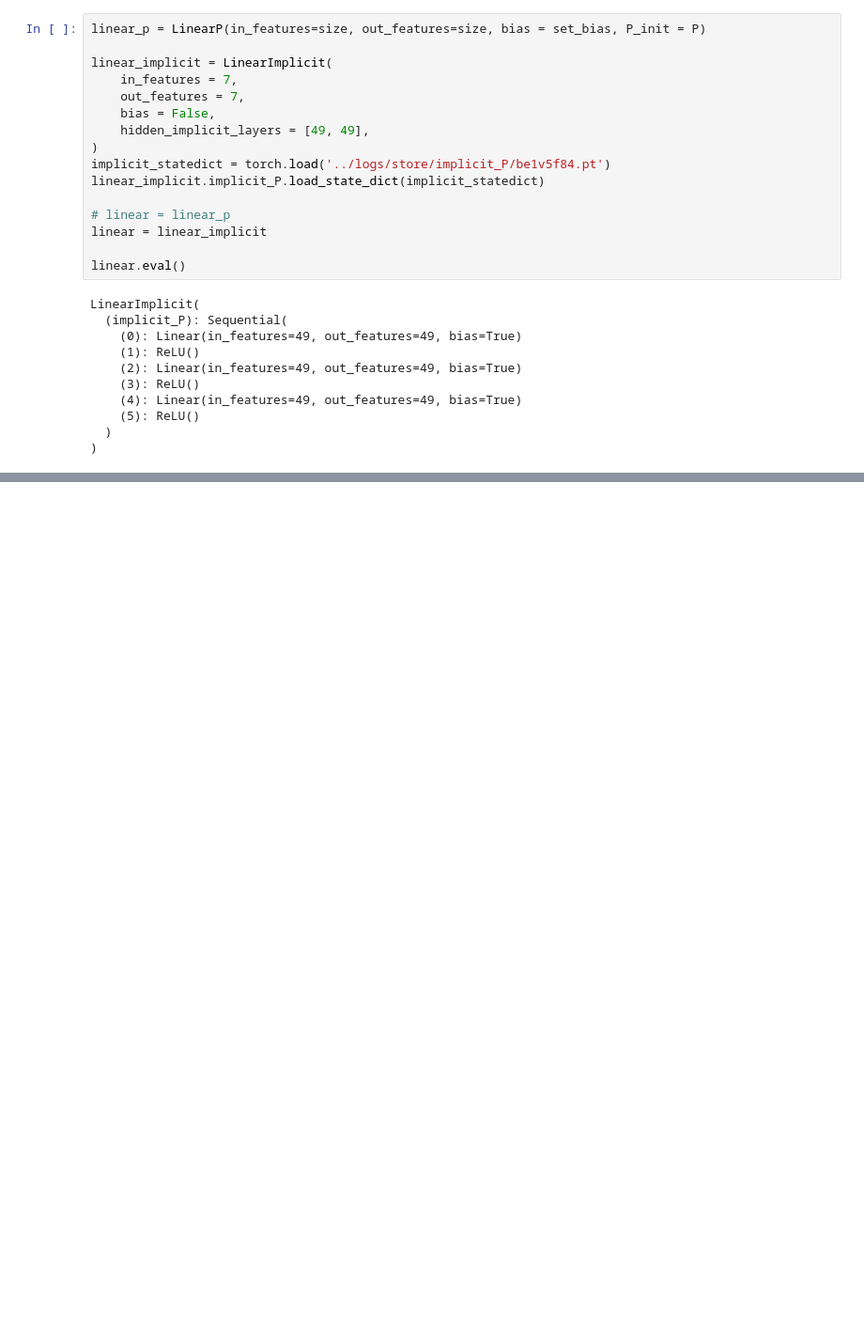
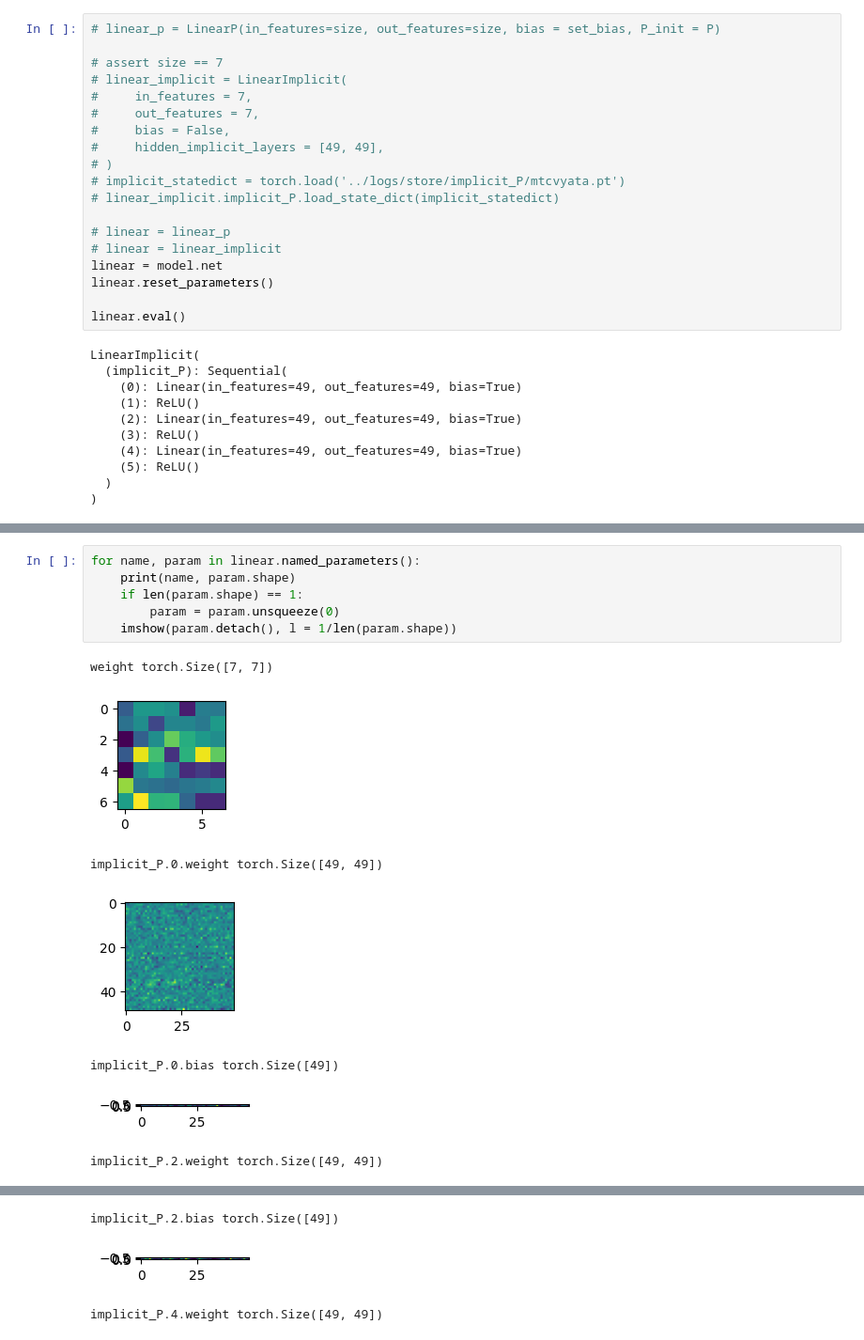
Before and after one commit to elidub/SymPDE, a Jupyter notebook: notebooks_symlie/results_loss.ipynb, the cells around one changed output, grey strips where cells are left out. Shown at 94% size. Cells and saved outputs as stored; diff of their text form; blank space fills up the shorter version.

```diff
--- a/notebooks_symlie/results_loss.ipynb
+++ b/notebooks_symlie/results_loss.ipynb
@@ -76,17 +86,20 @@ collections.OrderedDict
 # %%
-linear_p = LinearP(in_features=size, out_features=size, bias = set_bias, P_init = P)
+# linear_p = LinearP(in_features=size, out_features=size, bias = set_bias, P_init = P)
 
-linear_implicit = LinearImplicit(
-    in_features = 7,
-    out_features = 7,
-    bias = False,
-    hidden_implicit_layers = [49, 49],
-)
-implicit_statedict = torch.load('../logs/store/implicit_P/be1v5f84.pt')
-linear_implicit.implicit_P.load_state_dict(implicit_statedict)
+# assert size == 7
+# linear_implicit = LinearImplicit(
+#     in_features = 7,
+#     out_features = 7,
+#     bias = False,
+#     hidden_implicit_layers = [49, 49],
+# )
+# implicit_statedict = torch.load('../logs/store/implicit_P/mtcvyata.pt')
+# linear_implicit.implicit_P.load_state_dict(implicit_statedict)
 
 # linear = linear_p
-linear = linear_implicit
+# linear = linear_implicit
+linear = model.net
+linear.reset_parameters()
 
 linear.eval()
 # %% [output]
@@ -145,0 +234,14 @@ plt.close()
+# %%
+for name, param in linear.named_parameters():
+    print(name, param.shape)
+    if len(param.shape) == 1:
+        param = param.unsqueeze(0)
+    imshow(param.detach(), l = 1/len(param.shape))
+# %% [output]
+weight torch.Size([7, 7])
+[figure, added]
+implicit_P.0.weight torch.Size([49, 49])
+[figure, added]
+implicit_P.0.bias torch.Size([49])
+[figure, added]
+implicit_P.2.weight torch.Size([49, 49])
@@ -145,0 +249,3 @@ plt.close()
+implicit_P.2.bias torch.Size([49])
+[figure, added]
+implicit_P.4.weight torch.Size([49, 49])
```
Also changed, not shown: parts of 16 cells of this notebook, 9 other files.
